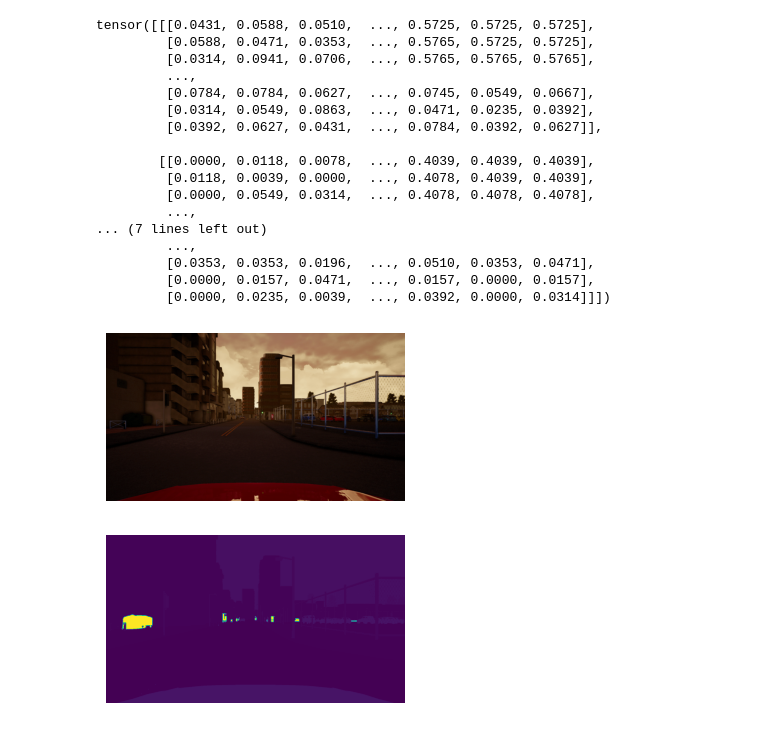
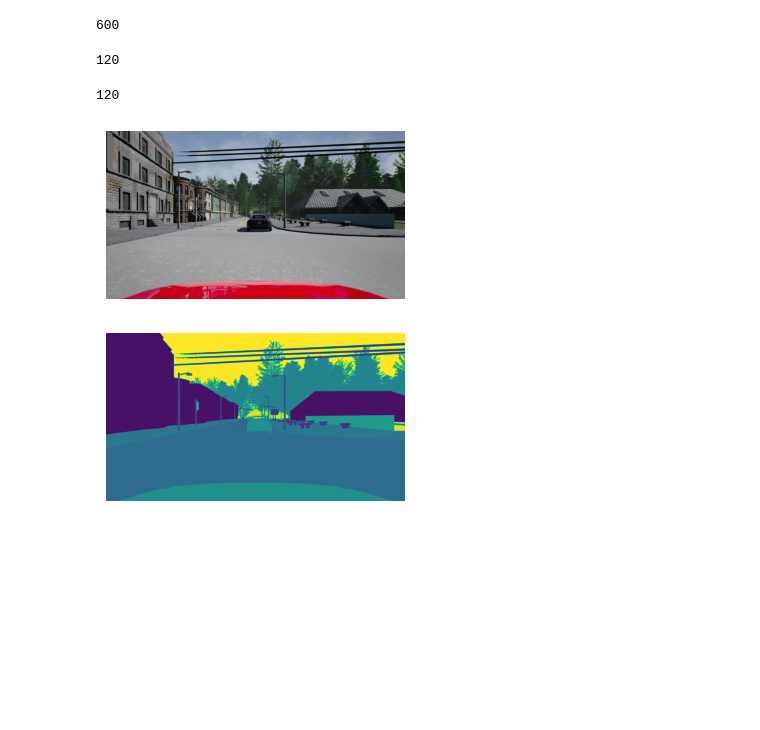
Before and after one commit to ZeTornio/MLDL_project, a Jupyter notebook: step1.ipynb, the cells around one changed output. Cells and saved outputs as stored; diff of their text form; code cells hidden in the pictures; blank space fills up the shorter version.

Commit message:
Added IDDA sampling from txt files

```diff
--- a/step1.ipynb
+++ b/step1.ipynb
@@ -9,24 +5,19 @@ idda=IDDADataset('data/idda',['3_T02_CS_A','B'])
-# %%
-print(idda[0][0])
-# %% [output]
-tensor([[[0.0431, 0.0588, 0.0510,  ..., 0.5725, 0.5725, 0.5725],
-         [0.0588, 0.0471, 0.0353,  ..., 0.5765, 0.5725, 0.5725],
-         [0.0314, 0.0941, 0.0706,  ..., 0.5765, 0.5765, 0.5765],
-         ...,
-         [0.0784, 0.0784, 0.0627,  ..., 0.0745, 0.0549, 0.0667],
-         [0.0314, 0.0549, 0.0863,  ..., 0.0471, 0.0235, 0.0392],
-         [0.0392, 0.0627, 0.0431,  ..., 0.0784, 0.0392, 0.0627]],
-
-        [[0.0000, 0.0118, 0.0078,  ..., 0.4039, 0.4039, 0.4039],
-         [0.0118, 0.0039, 0.0000,  ..., 0.4078, 0.4039, 0.4039],
-         [0.0000, 0.0549, 0.0314,  ..., 0.4078, 0.4078, 0.4078],
-         ...,
-... (7 lines left out)
-         ...,
-         [0.0353, 0.0353, 0.0196,  ..., 0.0510, 0.0353, 0.0471],
-         [0.0000, 0.0157, 0.0471,  ..., 0.0157, 0.0000, 0.0157],
-         [0.0000, 0.0235, 0.0039,  ..., 0.0392, 0.0000, 0.0314]]])
-# %%
-showIDDA(idda[0])
-# %% [output]
-[figure, removed]
+# %%
+iddaTrain=IDDADataset('data/idda',fileName='data/idda/train.txt')
+print(iddaTrain.__len__())
+# %% [output]
+600
+# %%
+iddaTestSame=IDDADataset('data/idda',fileName='data/idda/test_same_dom.txt')
+print(iddaTestSame.__len__())
+# %% [output]
+120
+# %%
+iddaTestDiff=IDDADataset('data/idda',fileName='data/idda/test_diff_dom.txt')
+print(iddaTestDiff.__len__())
+# %% [output]
+120
+# %%
+showIDDAsample(iddaTrain[0])
+# %% [output]
+[figure, added]
```
Also changed, not shown: parts of 3 cells of this notebook, 2 other files.
